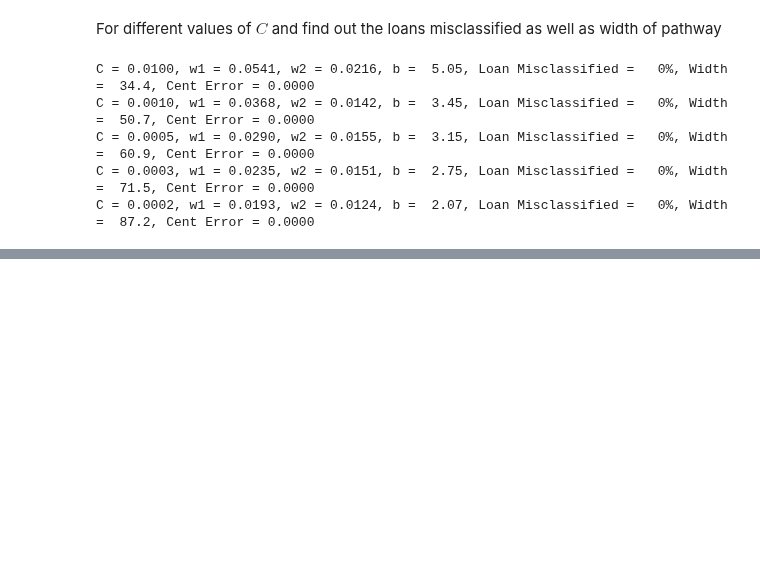
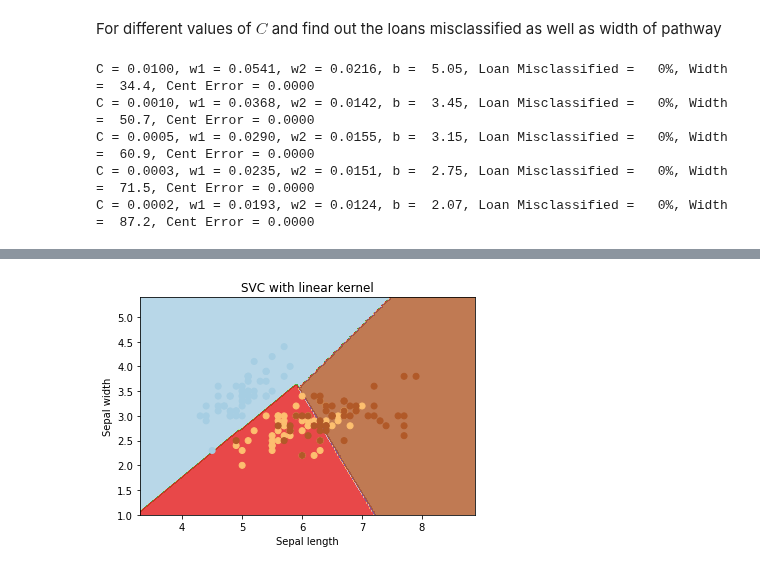
Before and after one commit to polyhedron-gdl/introduction-to-machine-learning-for-finance, a Jupyter notebook: 2022/1-notebooks/chapter-4-3.ipynb, the cells around one changed output, grey strips where cells are left out. Cells and saved outputs as stored; diff of their text form; code cells hidden in the pictures; blank space fills up the shorter version.

```diff
--- a/2022/1-notebooks/chapter-4-3.ipynb
+++ b/2022/1-notebooks/chapter-4-3.ipynb
@@ -344,0 +357,31 @@ plt.show()
+# %%
+iris = datasets.load_iris()
+X = iris.data[:, :2] # we only take the first two features
+y = iris.target
+# %%
+# we create an instance of SVM and fit out data. We do not scale our
+# data since we want to plot the support vectors
+C = 1.0 # SVM regularization parameter
+svc = svm.SVC(kernel='linear', C=1,gamma='auto').fit(X, y)
+# %%
+# create a mesh to plot in
+x_min, x_max = X[:, 0].min() - 1, X[:, 0].max() + 1
+y_min, y_max = X[:, 1].min() - 1, X[:, 1].max() + 1
+h = (x_max / x_min)/100
+xx, yy = np.meshgrid(np.arange(x_min, x_max, h),
+ np.arange(y_min, y_max, h))
+# %%
+plt.subplot(1, 1, 1)
+
+Z = svc.predict(np.c_[xx.ravel(), yy.ravel()])
+Z = Z.reshape(xx.shape)
+
+plt.contourf(xx, yy, Z, cmap=plt.cm.Paired, alpha=0.8)
+plt.scatter(X[:, 0], X[:, 1], c=y, cmap=plt.cm.Paired)
+plt.xlabel('Sepal length')
+plt.ylabel('Sepal width')
+plt.xlim(xx.min(), xx.max())
+plt.title('SVC with linear kernel')
+plt.show()
+# %% [output]
+[figure, added]
```
Also changed, not shown: parts of 12 cells of this notebook, 1 other file.
